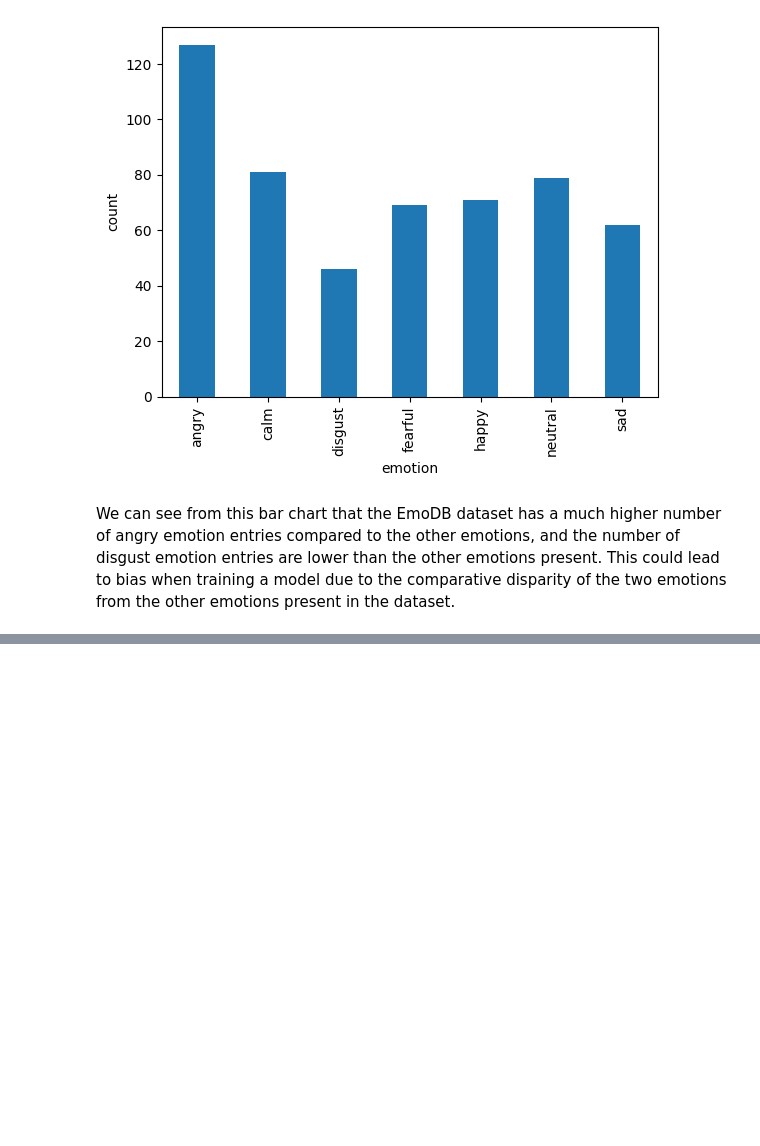
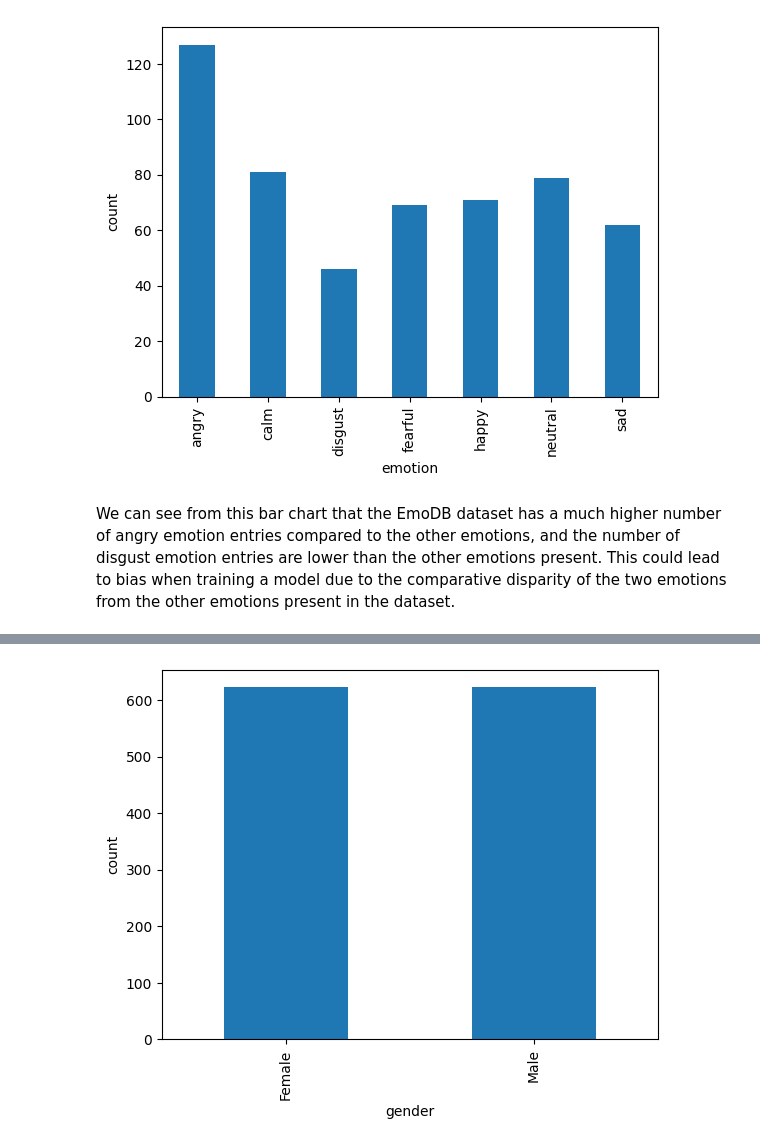
Before and after one commit to manideepvangari/Week-2_Data_Preprocessing, a Jupyter notebook: Week_2_Data_Preprocessing.ipynb, the cells around one changed output, grey strips where cells are left out. Drawn from its saved outputs; the diff is of its cells as text; code cells hidden in the pictures; blank space fills up the shorter version.

```diff
--- a/Week_2_Data_Preprocessing.ipynb
+++ b/Week_2_Data_Preprocessing.ipynb
@@ -1160,0 +1204,2 @@ We can see from this bar chart that the EmoDB dataset has a much higher number o
+# %%
+ravdess_actor, ravdess_gender, ravdess_emotion = new_ravdess()
@@ -1160,0 +1208,3 @@ We can see from this bar chart that the EmoDB dataset has a much higher number o
+# %%
+ravdess_dataframe = pd.DataFrame({'actor':ravdess_actor, 'gender': ravdess_gender, 'emotion': ravdess_emotion})
+ravdess_dataframe
@@ -1160,0 +1231,9 @@ We can see from this bar chart that the EmoDB dataset has a much higher number o
+# %%
+import matplotlib.pyplot as py
+import seaborn as sea
+
+ravdess_dataframe.groupby('gender').size().plot(kind='bar', stacked=True)
+py.ylabel('count')
+py.show()
+# %% [output]
+[figure, added]
```
Also changed, not shown: parts of 11 cells of this notebook.
